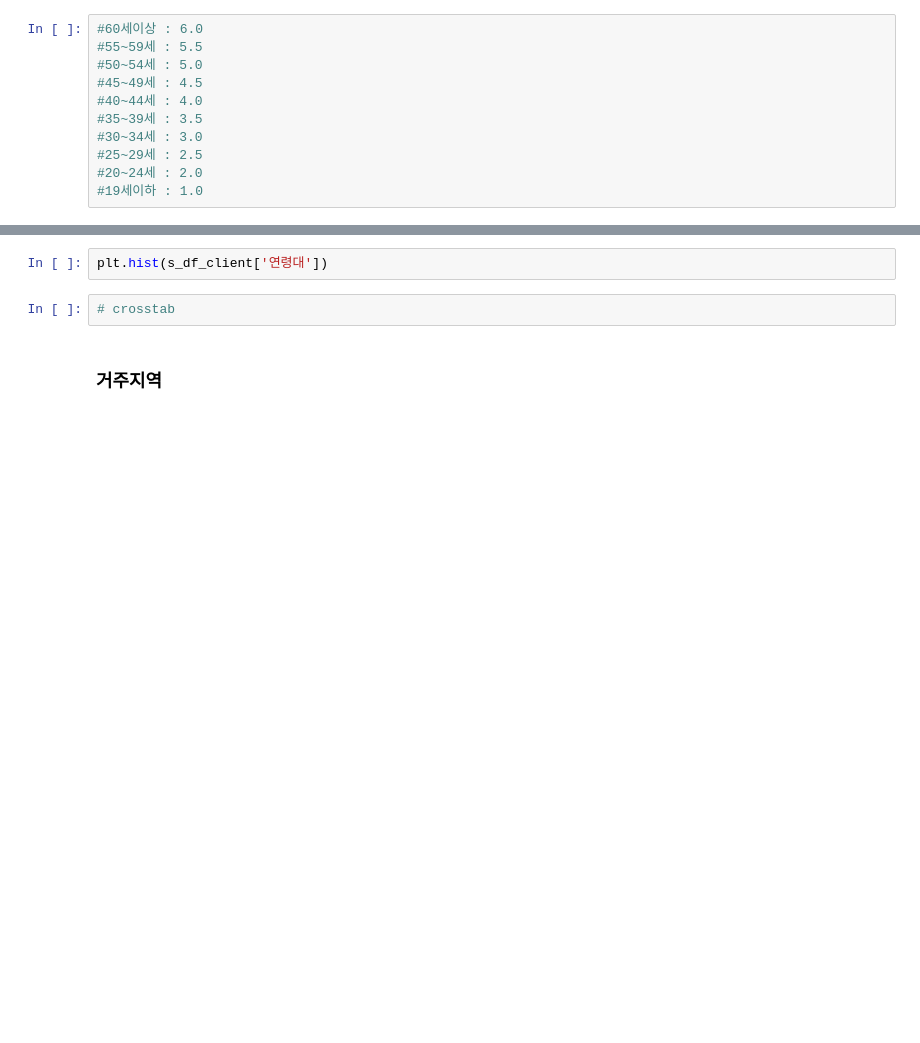
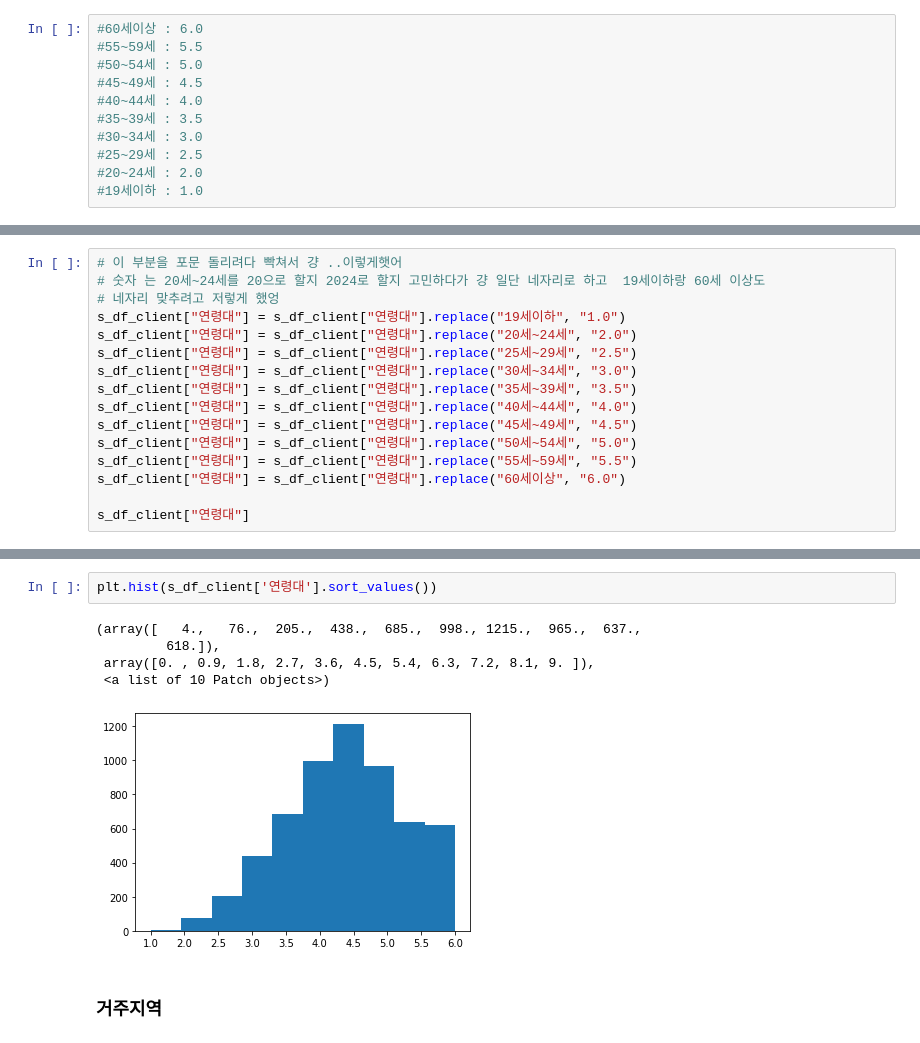
Before and after one commit to JungHyukJin/ModuleProject01, a Jupyter notebook: classification.ipynb, the cells around one changed output, grey strips where cells are left out. Cells and saved outputs as stored; diff of their text form; blank space fills up the shorter version.

```diff
--- a/classification.ipynb
+++ b/classification.ipynb
@@ -374,0 +413,16 @@ s_df_client_koo["연령대"]
+# %%
+# 이 부분을 포문 돌리려다 빡쳐서 걍 ..이렇게햇어
+# 숫자 는 20세~24세를 20으로 할지 2024로 할지 고민하다가 걍 일단 네자리로 하고  19세이하랑 60세 이상도
+# 네자리 맞추려고 저렇게 했엉
+s_df_client["연령대"] = s_df_client["연령대"].replace("19세이하", "1.0")
+s_df_client["연령대"] = s_df_client["연령대"].replace("20세~24세", "2.0")
+s_df_client["연령대"] = s_df_client["연령대"].replace("25세~29세", "2.5")
+s_df_client["연령대"] = s_df_client["연령대"].replace("30세~34세", "3.0")
+s_df_client["연령대"] = s_df_client["연령대"].replace("35세~39세", "3.5")
+s_df_client["연령대"] = s_df_client["연령대"].replace("40세~44세", "4.0")
+s_df_client["연령대"] = s_df_client["연령대"].replace("45세~49세", "4.5")
+s_df_client["연령대"] = s_df_client["연령대"].replace("50세~54세", "5.0")
+s_df_client["연령대"] = s_df_client["연령대"].replace("55세~59세", "5.5")
+s_df_client["연령대"] = s_df_client["연령대"].replace("60세이상", "6.0")
+
+s_df_client["연령대"]
@@ -375,7 +466,11 @@ s_df_client_koo["연령대"]
 # %%
-plt.hist(s_df_client['연령대'])
+plt.hist(s_df_client['연령대'].sort_values())
+# %% [output]
+(array([   4.,   76.,  205.,  438.,  685.,  998., 1215.,  965.,  637.,
+         618.]),
+ array([0. , 0.9, 1.8, 2.7, 3.6, 4.5, 5.4, 6.3, 7.2, 8.1, 9. ]),
+ <a list of 10 Patch objects>)
+[figure, added]
-# %%
-# crosstab
 # %% [markdown]
 ### 거주지역
 # %%
```
Also changed, not shown: parts of 22 cells of this notebook.
